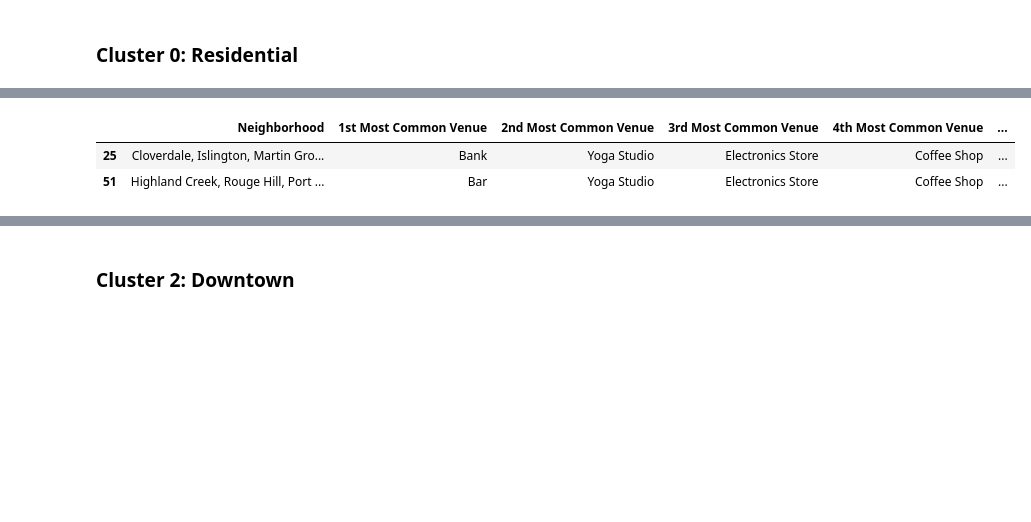
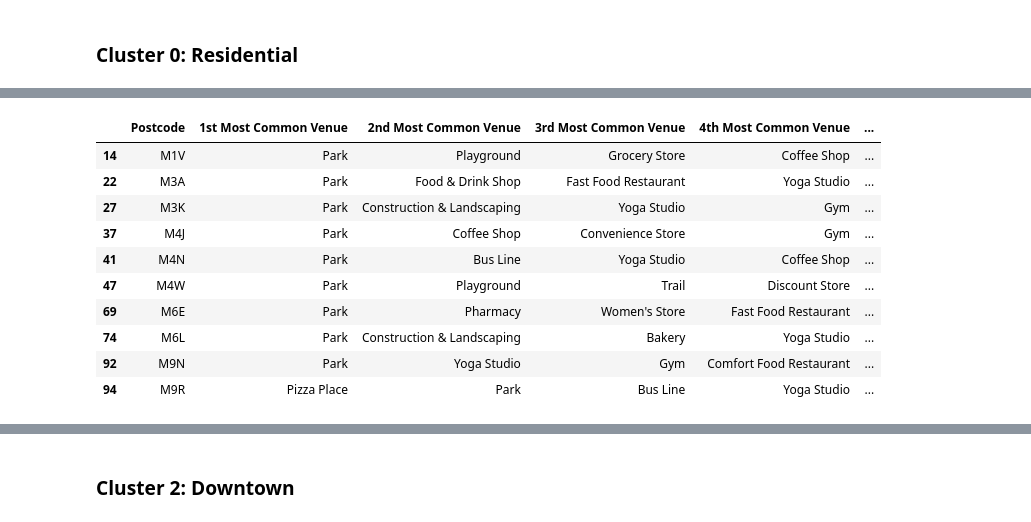
Before and after one commit to mferle/Coursera_Capstone, a Jupyter notebook: Coursera_Capstone_Battle_of_Neighborhoods.ipynb, the cells around one changed output, grey strips where cells are left out. Cells and saved outputs as stored; diff of their text form; code cells hidden in the pictures; blank space fills up the shorter version.

```diff
--- a/Coursera_Capstone_Battle_of_Neighborhoods.ipynb
+++ b/Coursera_Capstone_Battle_of_Neighborhoods.ipynb
@@ -658,3 +658,11 @@ dtype: int64
 ## 4. Cluster Neighborhoods
 # %% [markdown]
 Run *k*-means to cluster the neighborhood into 5 clusters.
+# %%
+#join school counts
+toronto_grouped = toronto_grouped.join(schools_count_pivot.set_index('Postal Code'), on = 'Postcode')
+
+#replace null values with 0
+toronto_grouped['Elementary Normalized'].fillna(0, inplace=True)
+toronto_grouped['Secondary Normalized'].fillna(0, inplace=True)
+toronto_grouped.head()
@@ -660,0 +677,7 @@ Run *k*-means to cluster the neighborhood into 5 clusters.
+# %%
+#join population data
+toronto_grouped = toronto_grouped.join(toronto_population.set_index('Geographic code'), on = 'Postcode')
+
+#replace null values with 0
+toronto_grouped['Percent Occupied'].fillna(0, inplace=True)
+toronto_grouped.head()
@@ -662,7 +693,7 @@ Run *k*-means to cluster the neighborhood into 5 clusters.
 # set number of clusters
 kclusters = 5
 
-toronto_grouped_clustering = toronto_grouped.drop('Neighborhood', 1)
+toronto_grouped_clustering = toronto_grouped.drop('Postcode', 1)
 
 # run k-means clustering
 kmeans = KMeans(n_clusters=kclusters, random_state=0).fit(toronto_grouped_clustering)
@@ -684,7 +715,7 @@ neighborhoods_venues_sorted.insert(0, 'Cluster Labels', kmeans.labels_)
 toronto_merged = neighborhoods_venues_sorted
 
 # merge toronto_grouped with toronto_data to add latitude/longitude for each neighborhood
-toronto_merged = toronto_merged.join(toronto_neighborhoods.set_index('Neighbourhood'), on='Neighborhood')
+toronto_merged = toronto_merged.join(toronto_neighborhoods.set_index('Postcode'), on='Postcode')
 
 toronto_merged.head() # check the last columns!
 # %% [output]
@@ -760,7 +796,15 @@ The venue categories in this cluster are predominantly shops with some intersper
 # %%
-toronto_cluster1 = toronto_merged.loc[toronto_merged['Cluster Labels'] == 1, toronto_merged.columns[[1] + list(range(2, toronto_merged.shape[1]-2))]]
+toronto_cluster1 = toronto_merged.loc[toronto_merged['Cluster Labels'] == 1, toronto_merged.columns[[1] + list(range(2, toronto_merged.shape[1]))]]
 toronto_cluster1
 # %% [output]
-|  | Neighborhood | 1st Most Common Venue | 2nd Most Common Venue | 3rd Most Common Venue | 4th Most Common Venue | ... |
-| 25 | Cloverdale, Islington, Martin Gro... | Bank | Yoga Studio | Electronics Store | Coffee Shop | ... |
-| 51 | Highland Creek, Rouge Hill, Port ... | Bar | Yoga Studio | Electronics Store | Coffee Shop | ... |
+|  | Postcode | 1st Most Common Venue | 2nd Most Common Venue | 3rd Most Common Venue | 4th Most Common Venue | ... |
+| 14 | M1V | Park | Playground | Grocery Store | Coffee Shop | ... |
+| 22 | M3A | Park | Food & Drink Shop | Fast Food Restaurant | Yoga Studio | ... |
+| 27 | M3K | Park | Construction & Landscaping | Yoga Studio | Gym | ... |
+| 37 | M4J | Park | Coffee Shop | Convenience Store | Gym | ... |
+| 41 | M4N | Park | Bus Line | Yoga Studio | Coffee Shop | ... |
+| 47 | M4W | Park | Playground | Trail | Discount Store | ... |
+| 69 | M6E | Park | Pharmacy | Women's Store | Fast Food Restaurant | ... |
+| 74 | M6L | Park | Construction & Landscaping | Bakery | Yoga Studio | ... |
+| 92 | M9N | Park | Yoga Studio | Gym | Comfort Food Restaurant | ... |
+| 94 | M9R | Pizza Place | Park | Bus Line | Yoga Studio | ... |
```
Also changed, not shown: parts of 47 cells of this notebook.
